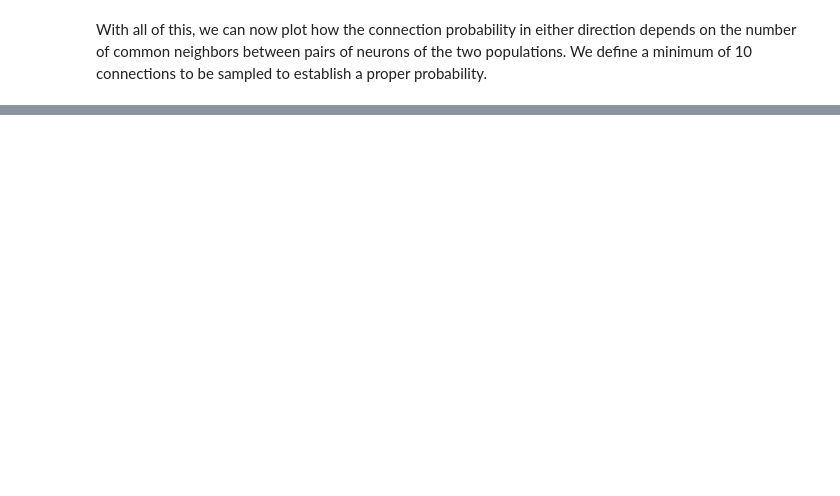
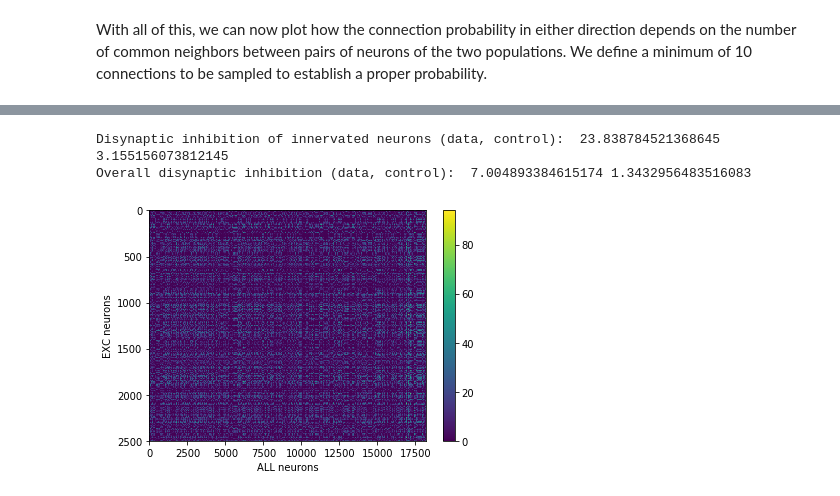
Before and after one commit to BlueBrain/MOOC-hippocampus-network-simulation-2019, a Jupyter notebook: notebooks/common_neighbor_2.ipynb, the cells around one changed output, grey strips where cells are left out. Cells and saved outputs as stored; diff of their text form; code cells hidden in the pictures; blank space fills up the shorter version.

```diff
--- a/notebooks/common_neighbor_2.ipynb
+++ b/notebooks/common_neighbor_2.ipynb
@@ -184,0 +233,12 @@ We see that the bias for increased connectivity between neurons with many common
+# %%
+disynaptic = con_1_to_2.astype(int) * connections2.astype(int)
+rnd_disynaptic = rnd_con_1_to_2.astype(int) * rnd_connections2.astype(int)
+ax = plt.figure().add_axes([0.1, 0.1, 0.8, 0.8])
+plt.colorbar(ax.imshow(disynaptic.toarray(), aspect='auto'))
+ax.set_xlabel('ALL neurons'); ax.set_ylabel("EXC neurons")
+print("Disynaptic inhibition of innervated neurons (data, control): ", disynaptic[connections1].mean(), rnd_disynaptic[rnd_connections1].mean())
+print("Overall disynaptic inhibition (data, control): ", disynaptic.mean(), rnd_disynaptic.mean())
+# %% [output]
+Disynaptic inhibition of innervated neurons (data, control):  23.838784521368645 3.155156073812145
+Overall disynaptic inhibition (data, control):  7.004893384615174 1.3432956483516083
+[figure, added]
```
Also changed, not shown: parts of 30 cells of this notebook, 5 other files.
